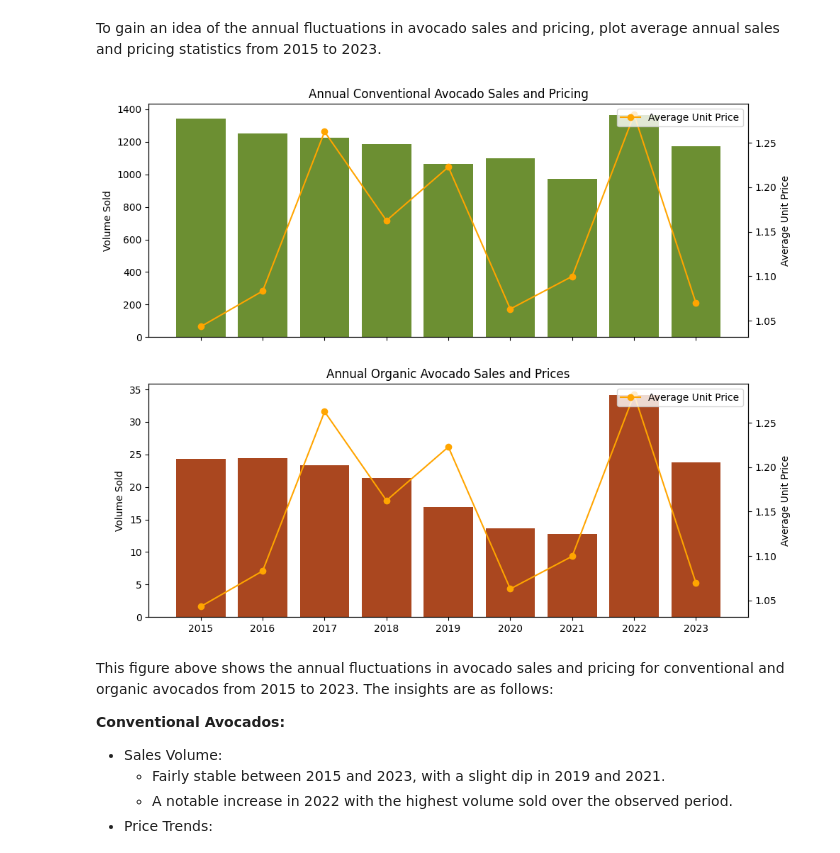
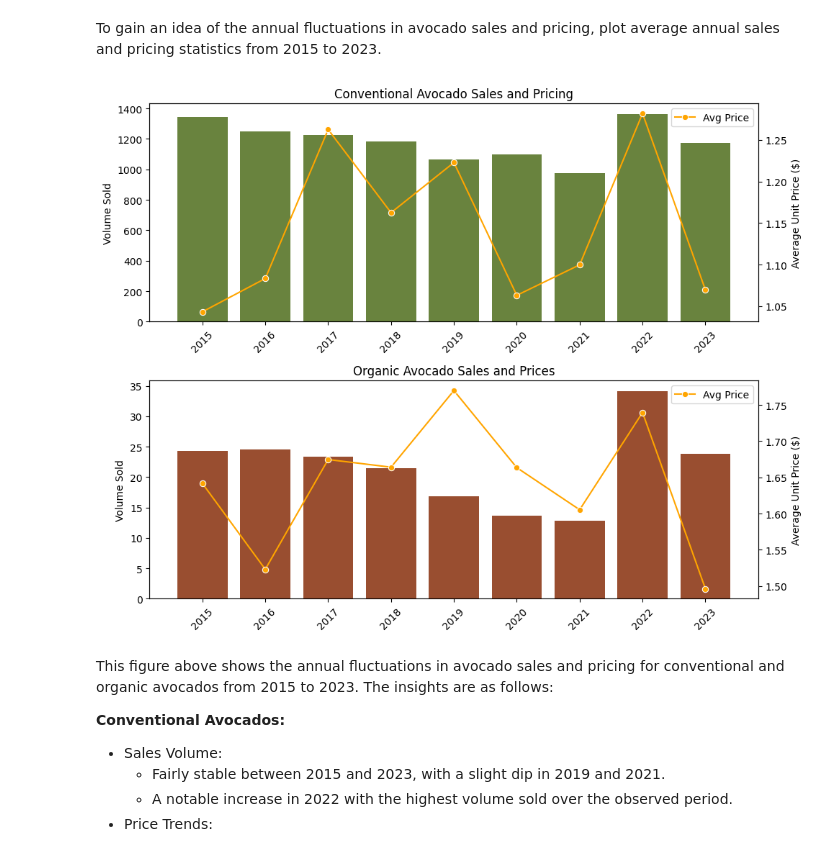
Before and after one commit to MeganHolborn/Avocado-price-optimisation, a Jupyter notebook: Notebook.ipynb, the cells around one changed output. Cells and saved outputs as stored; diff of their text form; code cells hidden in the pictures.

```diff
--- a/Notebook.ipynb
+++ b/Notebook.ipynb
@@ -485,61 +550,61 @@ This data suggests that *Conventional Avocados* are more popular in terms of sal
 # %% [markdown]
 To gain an idea of the annual fluctuations in avocado sales and pricing, plot average annual sales and pricing statistics from 2015 to 2023.
 # %%
-# Calculate the total yearly avocado sales by year and by PLU
 annual_conv_avo_sales = (
     avo_data[avo_data.type == "conventional"][["year", "volume_sold"]]
+    .assign(year=avo_data["year"].astype(str))
     .groupby("year")
     .sum()
     .reset_index()
 )
+
 annual_conv_avo_prices = (
     avo_data[avo_data.type == "conventional"][["year", "average_unit_price"]]
+    .assign(year=avo_data["year"].astype(str))
     .groupby("year")
     .mean()
     .reset_index()
-    .set_index("year")
 )
 
 annual_org_avo_sales = (
     avo_data[avo_data.type == "organic"][["year", "volume_sold"]]
+    .assign(year=avo_data["year"].astype(str))
     .groupby("year")
     .sum()
     .reset_index()
 )
+
 annual_org_avo_prices = (
     avo_data[avo_data.type == "organic"][["year", "average_unit_price"]]
+    .assign(year=avo_data["year"].astype(str))
     .groupby("year")
     .mean()
     .reset_index()
-    .set_index("year")
 )
 
-# Set up the figure and axs
-fig, axs = plt.subplots(nrows=2, ncols=1, figsize=(10, 8), sharex=True)
-sales_data = [annual_conv_avo_sales, annual_org_avo_sales]
-pricing_data = [annual_conv_avo_prices, annual_org_avo_prices]
-colors = ["#6C8F32", "#AA471F"]
-titles = ["Annual Conventional Avocado Sales and Pricing", "Annual Organic Avocado Sales and Prices"]
-
-for i in range(0,2):
-    ax1 = axs[i]
-    ax2 = ax1.twinx()
-    ax1.bar(
-        sales_data[i]["year"], sales_data[i]["volume_sold"], color=colors[i]
-    )
-    ax2.plot(annual_conv_avo_prices, color="orange", marker="o", label="Average Unit Price")
-    ax1.set_title(titles[i])
-    ax1.set_ylabel("Volume Sold")
-    ax2.set_ylabel("Average Unit Price")
-    ax1.set_xticks(sales_data[i]["year"])
-    ax2.legend(loc="upper right")
-
-# Adjust layout
-plt.tight_layout()
-plt.subplots_adjust(hspace=0.2)
-plt.show()
+create_subplots(
+    nrows=2,
+    ncols=1,
+    figsize=(10, 8),
+    plot_types=["barplot", "barplot"],
+    data_list=[annual_conv_avo_sales, annual_org_avo_sales],
+    x_vars=["year", "year"],
+    y_vars=["volume_sold", "volume_sold"],
+    hues=[None, None],
+    palettes=[["#6C8F32"], ["#AA471F"]],
+    titles=["Conventional Avocado Sales and Pricing", "Organic Avocado Sales and Prices"],
+    ylabels=["Volume Sold", "Volume Sold"],
+    twin_lineplots=True,
+    secondary_data=[annual_conv_avo_prices, annual_org_avo_prices],
+    secondary_y=["average_unit_price", "average_unit_price"],
+    secondary_colors=["orange", "orange"],
+    secondary_labels=["Avg Price", "Avg Price"],
+    secondary_ylabels=["Average Unit Price ($)", "Average Unit Price ($)"],
+    xrotation=45,
+    hspace=0.5,
+)
 # %% [output]
-[figure, old version]
+[figure, new version]
 # %% [markdown]
 This figure above shows the annual fluctuations in avocado sales and pricing for conventional and organic avocados from 2015 to 2023. The insights are as follows:
 
```
Also changed, not shown: parts of 21 cells of this notebook.
